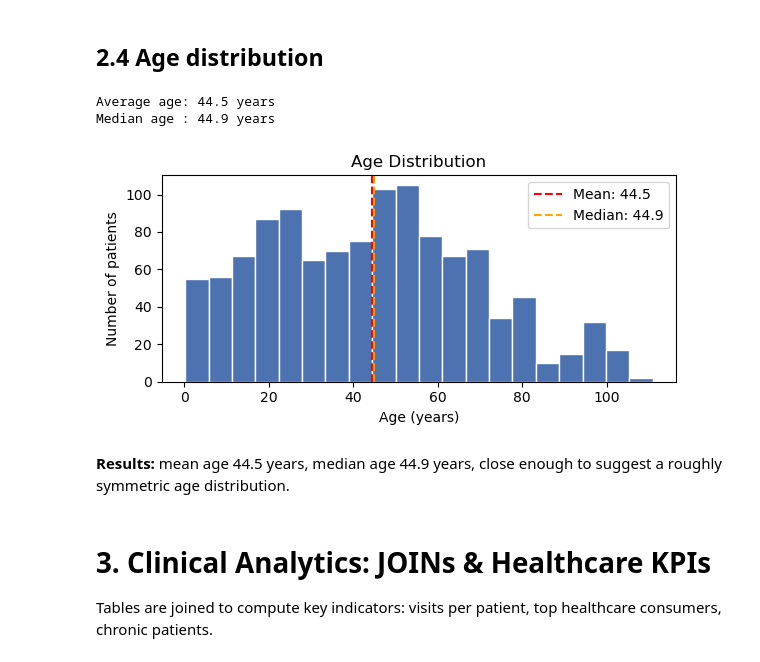
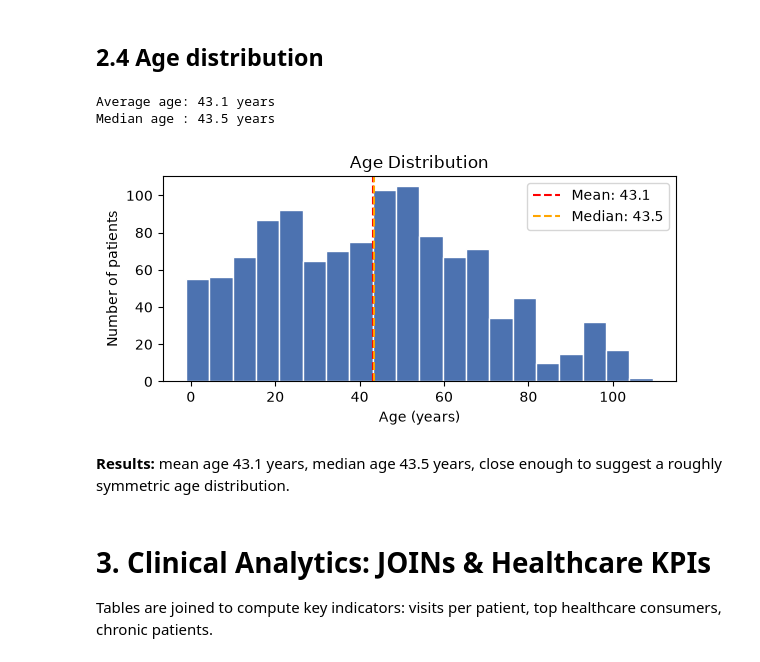
Before and after one commit to juliettebm/patient-pathway-analysis, a Jupyter notebook: notebooks/02_sql_analysis.ipynb, the cells around one changed output. Drawn from its saved outputs; the diff is of its cells as text; code cells hidden in the pictures.

```diff
--- a/notebooks/02_sql_analysis.ipynb
+++ b/notebooks/02_sql_analysis.ipynb
@@ -110,36 +114,36 @@ Female patients: 563
 ## 2.4 Age distribution
 # %%
 avg_age = pd.read_sql("""
-    SELECT AVG((julianday('now') - julianday(birth_date)) / 365.25) AS avg_age
+    SELECT AVG((julianday('2025-01-01') - julianday(birth_date)) / 365.25) AS avg_age
     FROM patients;
 """, conn).iloc[0, 0]
 
 ages = pd.read_sql("""
-    SELECT (julianday('now') - julianday(birth_date)) / 365.25 AS age
+    SELECT (julianday('2025-01-01') - julianday(birth_date)) / 365.25 AS age
     FROM patients;
 """, conn)
 
 median_age = ages["age"].median()
 print(f"Average age: {avg_age:.1f} years")
 print(f"Median age : {median_age:.1f} years")
 
 plt.figure(figsize=(6, 3))
 plt.hist(ages["age"], bins=20, color="#4C72B0", edgecolor="white")
 plt.axvline(avg_age, color="red", linestyle="--", label=f"Mean: {avg_age:.1f}")
 plt.axvline(median_age, color="orange", linestyle="--", label=f"Median: {median_age:.1f}")
 plt.title("Age Distribution")
 plt.xlabel("Age (years)")
 plt.ylabel("Number of patients")
 plt.legend()
 plt.tight_layout()
 plt.savefig("../plots/age_distribution.png", dpi=300, bbox_inches="tight")
 plt.show()
 # %% [output]
-Average age: 44.5 years
-Median age : 44.9 years
+Average age: 43.1 years
+Median age : 43.5 years
-[figure, old version]
+[figure, new version]
 # %% [markdown]
-**Results:** mean age 44.5 years, median age 44.9 years, close enough to suggest a roughly symmetric age distribution.
+**Results:** mean age 43.1 years, median age 43.5 years, close enough to suggest a roughly symmetric age distribution.
 # %% [markdown]
 # 3. Clinical Analytics: JOINs & Healthcare KPIs
 
```
Also changed, not shown: parts of 8 cells of this notebook, 13 other files.
